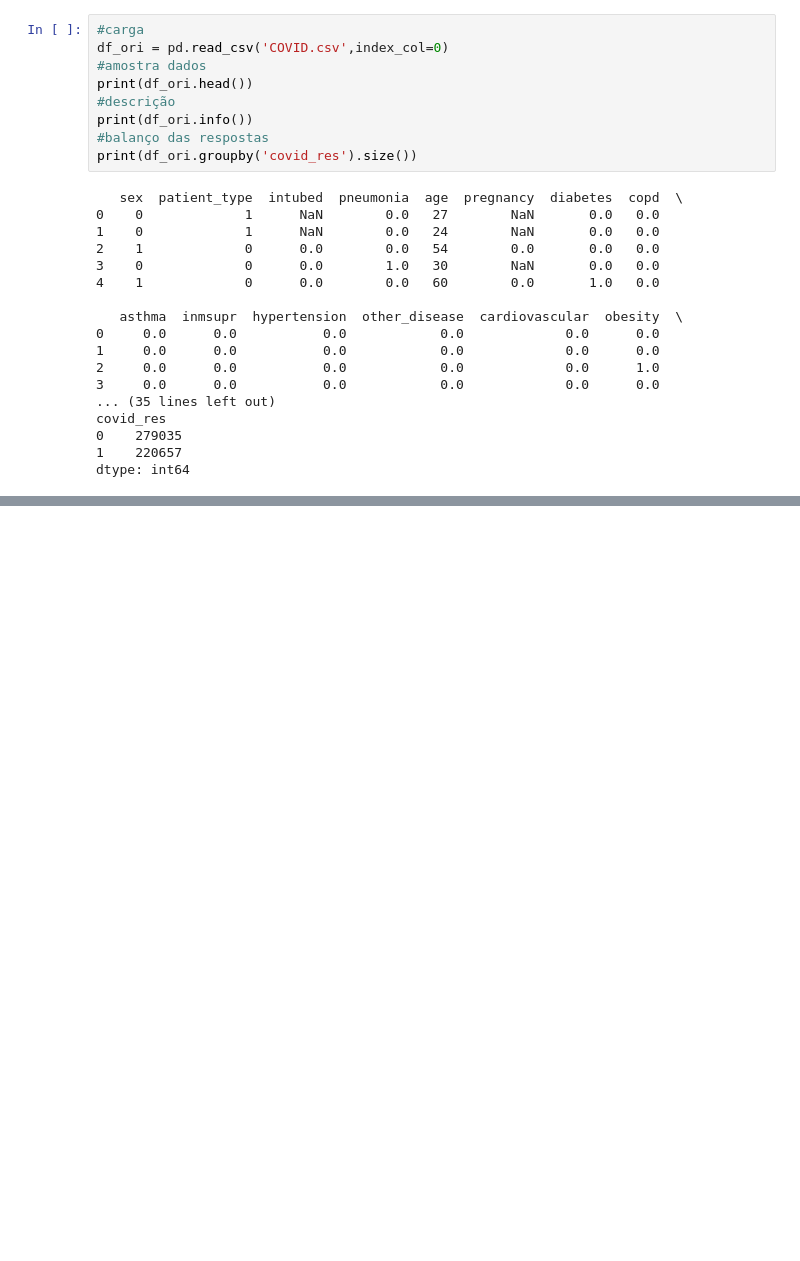
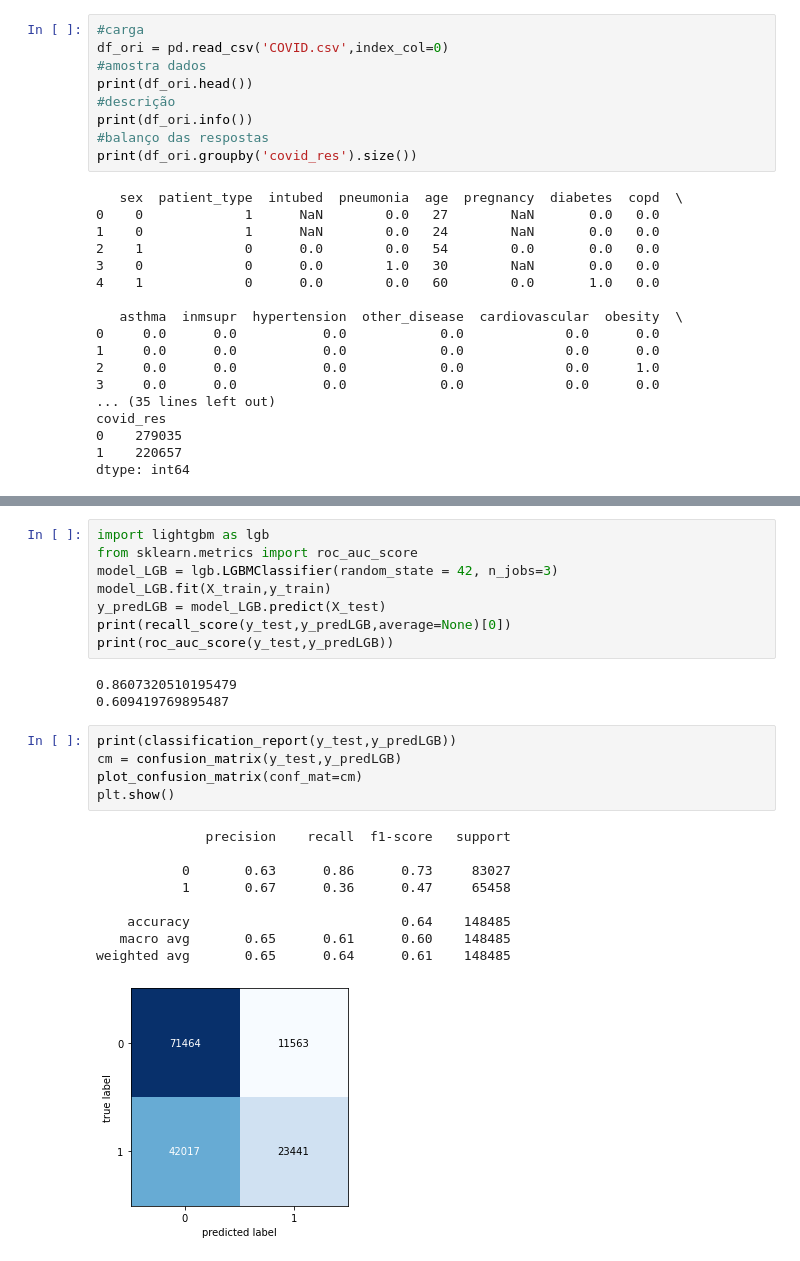
Before and after one commit to PedroArSp/ML_Project1, a Jupyter notebook: Projeto 1 - COVID.ipynb, the cells around one changed output, grey strips where cells are left out. Drawn from its saved outputs; the diff is of its cells as text; blank space fills up the shorter version.

```diff
--- a/Projeto 1 - COVID.ipynb
+++ b/Projeto 1 - COVID.ipynb
@@ -216,0 +324,26 @@ memory usage: 1.5 MB
+# %%
+import lightgbm as lgb
+from sklearn.metrics import roc_auc_score
+model_LGB = lgb.LGBMClassifier(random_state = 42, n_jobs=3)
+model_LGB.fit(X_train,y_train)
+y_predLGB = model_LGB.predict(X_test)
+print(recall_score(y_test,y_predLGB,average=None)[0])
+print(roc_auc_score(y_test,y_predLGB))
+# %% [output]
+0.8607320510195479
+0.609419769895487
+# %%
+print(classification_report(y_test,y_predLGB))
+cm = confusion_matrix(y_test,y_predLGB)
+plot_confusion_matrix(conf_mat=cm)
+plt.show()
+# %% [output]
+              precision    recall  f1-score   support
+
+           0       0.63      0.86      0.73     83027
+           1       0.67      0.36      0.47     65458
+
+    accuracy                           0.64    148485
+   macro avg       0.65      0.61      0.60    148485
+weighted avg       0.65      0.64      0.61    148485
+[figure, added]
```
Also changed, not shown: parts of 42 cells of this notebook, 1 other file.
